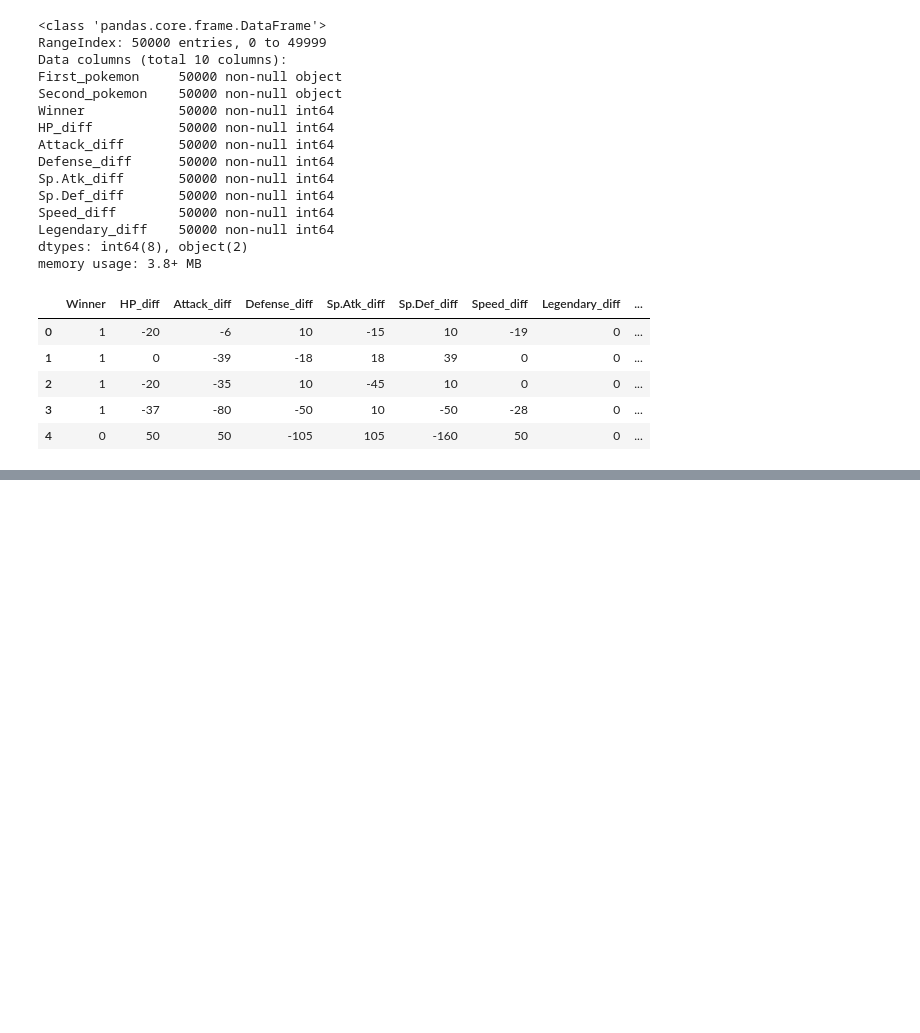
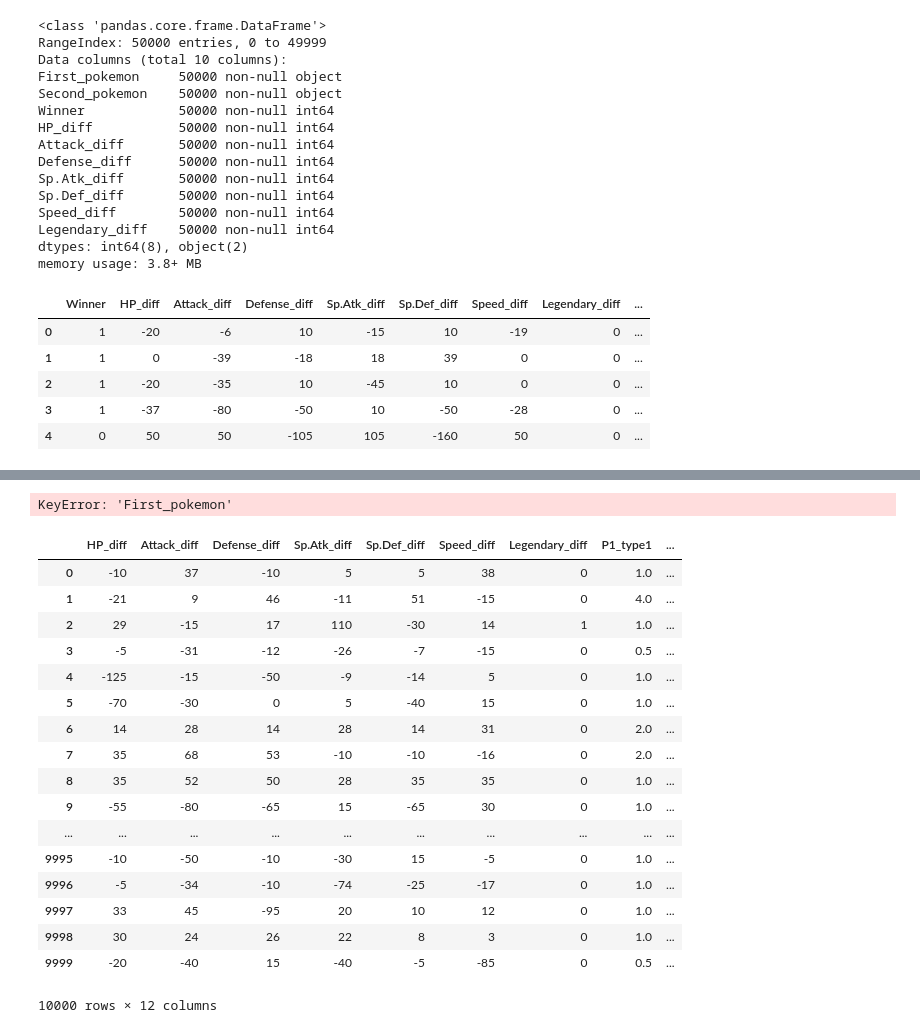
Before and after one commit to innovator-arjun/DataScience-Learning, a Jupyter notebook: Pokemon - Prediction/Updated Pokemon - prediction.ipynb, the cells around one changed output, grey strips where cells are left out. Drawn from its saved outputs; the diff is of its cells as text; code cells hidden in the pictures; blank space fills up the shorter version.

```diff
--- a/Pokemon - Prediction/Updated Pokemon - prediction.ipynb
+++ b/Pokemon - Prediction/Updated Pokemon - prediction.ipynb
@@ -16,3 +15,5 @@ prediction=test.copy()
+# %%
+prediction_df=test.copy()
 # %%
 train.head()
 # %% [output]
@@ -585,0 +589,4 @@ Accuracy of CART: 0.94216
+# %%
+test=replace_things(test)
+test=calculate_status(test)
+test=calculate_effectiveness(test)
@@ -585,0 +602,34 @@ Accuracy of CART: 0.94216
+# %%
+classifier=RandomForestClassifier(n_estimators=100)
+model=classifier.fit(x_train_full,y_train_full)
+
+prediction=model.predict(test)
+# %%
+prediction_df['Winner']=prediction
+
+prediction_df['Winner'][prediction_df['Winner']==0]=prediction_df['F']
+
+prediction_df['Winner'][prediction_df['Winner']==1]=prediction_df['Second_pokemon']
+# %% [output]
+KeyError: 'First_pokemon'
+# %%
+prediction_df
+# %% [output]
+|  | HP_diff | Attack_diff | Defense_diff | Sp.Atk_diff | Sp.Def_diff | Speed_diff | Legendary_diff | P1_type1 | ... |
+| 0 | -10 | 37 | -10 | 5 | 5 | 38 | 0 | 1.0 | ... |
+| 1 | -21 | 9 | 46 | -11 | 51 | -15 | 0 | 4.0 | ... |
+| 2 | 29 | -15 | 17 | 110 | -30 | 14 | 1 | 1.0 | ... |
+| 3 | -5 | -31 | -12 | -26 | -7 | -15 | 0 | 0.5 | ... |
+| 4 | -125 | -15 | -50 | -9 | -14 | 5 | 0 | 1.0 | ... |
+| 5 | -70 | -30 | 0 | 5 | -40 | 15 | 0 | 1.0 | ... |
+| 6 | 14 | 28 | 14 | 28 | 14 | 31 | 0 | 2.0 | ... |
+| 7 | 35 | 68 | 53 | -10 | -10 | -16 | 0 | 2.0 | ... |
+| 8 | 35 | 52 | 50 | 28 | 35 | 35 | 0 | 1.0 | ... |
+| 9 | -55 | -80 | -65 | 15 | -65 | 30 | 0 | 1.0 | ... |
+| ... | ... | ... | ... | ... | ... | ... | ... | ... | ... |
+| 9995 | -10 | -50 | -10 | -30 | 15 | -5 | 0 | 1.0 | ... |
+| 9996 | -5 | -34 | -10 | -74 | -25 | -17 | 0 | 1.0 | ... |
+| 9997 | 33 | 45 | -95 | 20 | 10 | 12 | 0 | 1.0 | ... |
+| 9998 | 30 | 24 | 26 | 22 | 8 | 3 | 0 | 1.0 | ... |
+| 9999 | -20 | -40 | 15 | -40 | -5 | -85 | 0 | 0.5 | ... |
+10000 rows × 12 columns
```
Also changed, not shown: parts of 5 cells of this notebook.
